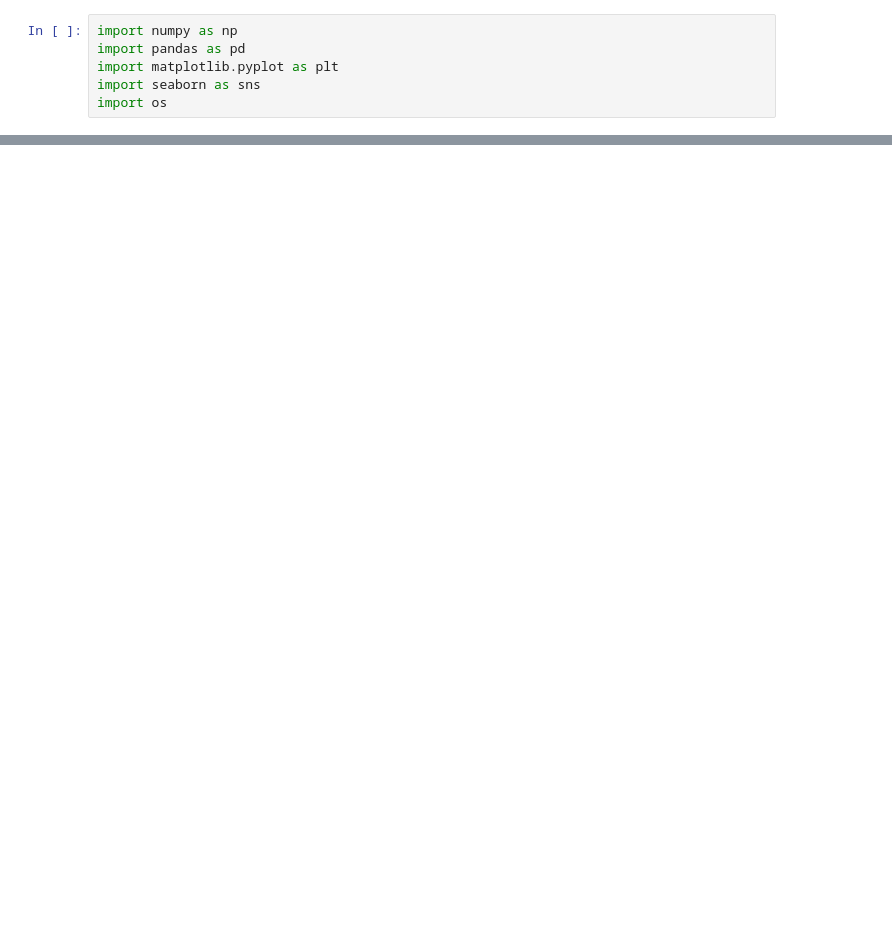
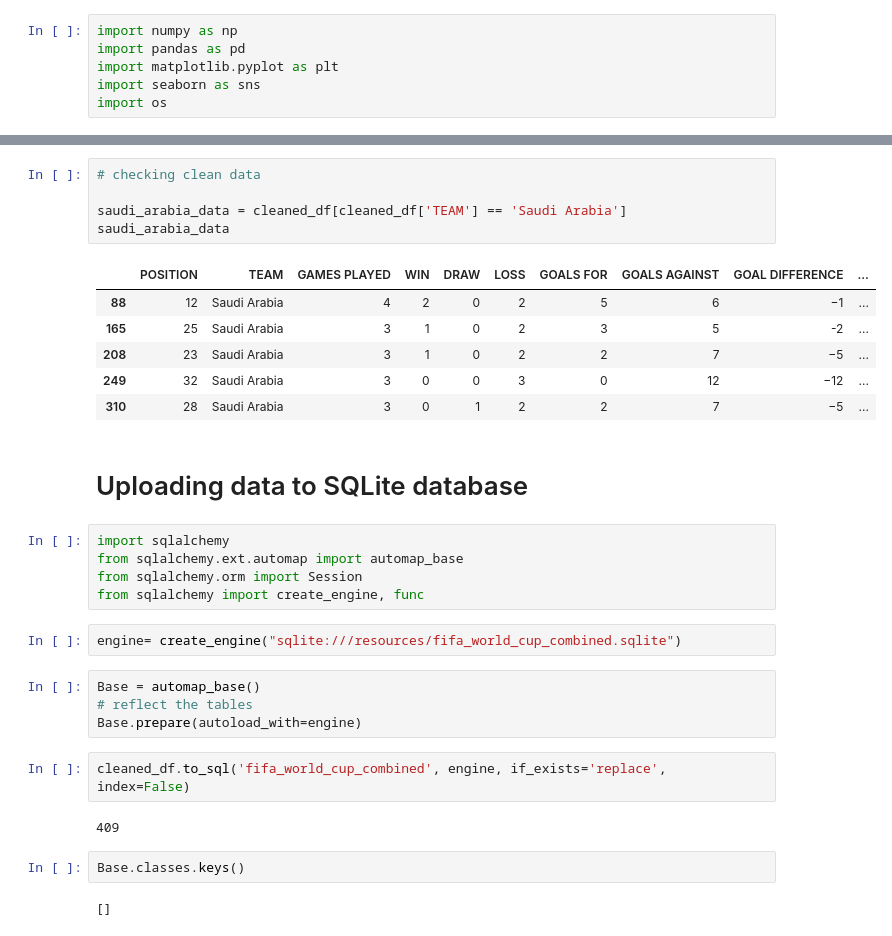
Before and after one commit to Svarsha12/fifa_worldcup, a Jupyter notebook: fifa.ipynb, the cells around one changed output, grey strips where cells are left out. Drawn from its saved outputs; the diff is of its cells as text; blank space fills up the shorter version.

```diff
--- a/fifa.ipynb
+++ b/fifa.ipynb
@@ -724,0 +172,33 @@ plt.show()
+# %%
+# checking clean data
+
+saudi_arabia_data = cleaned_df[cleaned_df['TEAM'] == 'Saudi Arabia']
+saudi_arabia_data
+# %% [output]
+|  | POSITION | TEAM | GAMES PLAYED | WIN | DRAW | LOSS | GOALS FOR | GOALS AGAINST | GOAL DIFFERENCE | ... |
+| 88 | 12 | Saudi Arabia | 4 | 2 | 0 | 2 | 5 | 6 | −1 | ... |
+| 165 | 25 | Saudi Arabia | 3 | 1 | 0 | 2 | 3 | 5 | -2 | ... |
+| 208 | 23 | Saudi Arabia | 3 | 1 | 0 | 2 | 2 | 7 | −5 | ... |
+| 249 | 32 | Saudi Arabia | 3 | 0 | 0 | 3 | 0 | 12 | −12 | ... |
+| 310 | 28 | Saudi Arabia | 3 | 0 | 1 | 2 | 2 | 7 | −5 | ... |
+# %% [markdown]
+# Uploading data to SQLite database
+# %%
+import sqlalchemy
+from sqlalchemy.ext.automap import automap_base
+from sqlalchemy.orm import Session
+from sqlalchemy import create_engine, func
+# %%
+engine= create_engine("sqlite:///resources/fifa_world_cup_combined.sqlite")
+# %%
+Base = automap_base()
+# reflect the tables
+Base.prepare(autoload_with=engine)
+# %%
+cleaned_df.to_sql('fifa_world_cup_combined', engine, if_exists='replace', index=False)
+# %% [output]
+409
+# %%
+Base.classes.keys()
+# %% [output]
+[]
```
Also changed, not shown: parts of 81 cells of this notebook, 4 other files.
